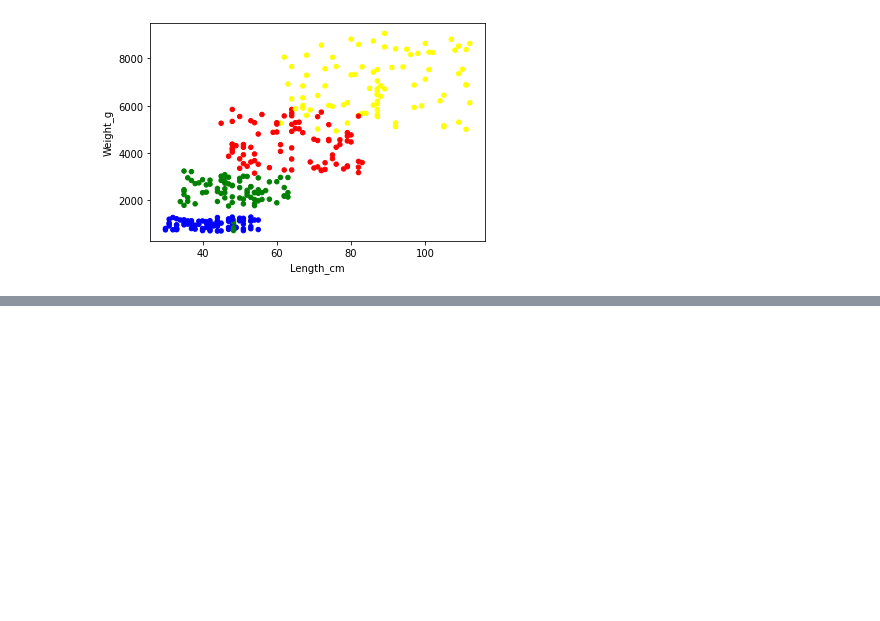
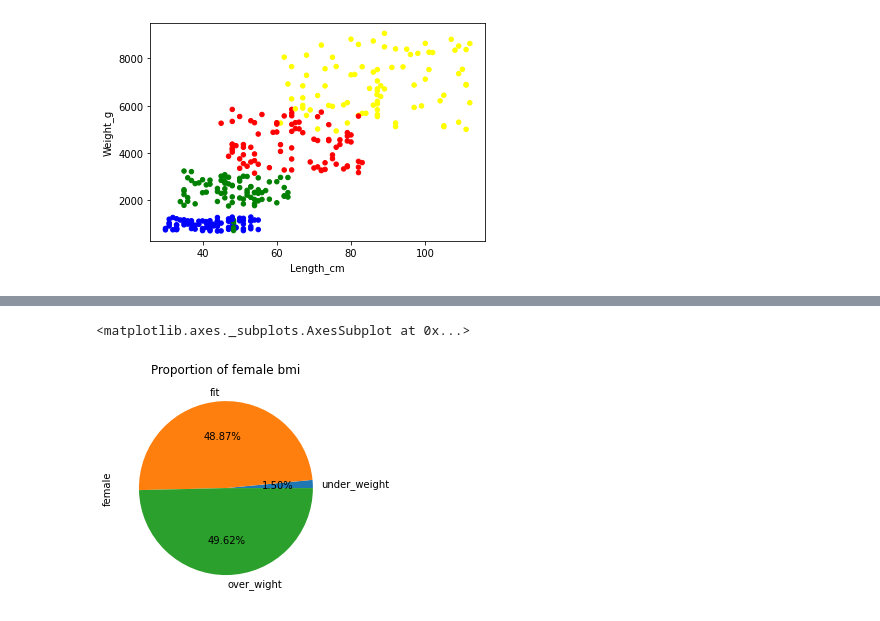
Before and after one commit to Hero0963/data-science-, a Jupyter notebook: data_science_ch05.ipynb, the cells around one changed output, grey strips where cells are left out. Saved outputs shown, nothing was run; the diff lists cells and outputs as text; code cells hidden in the pictures; blank space fills up the shorter version.

```diff
--- a/data_science_ch05.ipynb
+++ b/data_science_ch05.ipynb
@@ -75,0 +146,5 @@ df.to_csv('/content/MyGoogleDrive/My Drive/Colab Notebooks/Python_Data_Science/p
+# %%
+df_bmi['female'].plot(kind='pie',title='Proportion of female bmi', autopct='%.2f%%')
+# %% [output]
+<matplotlib.axes._subplots.AxesSubplot at 0x...>
+[figure, added]
```
Also changed, not shown: parts of 15 cells of this notebook.
